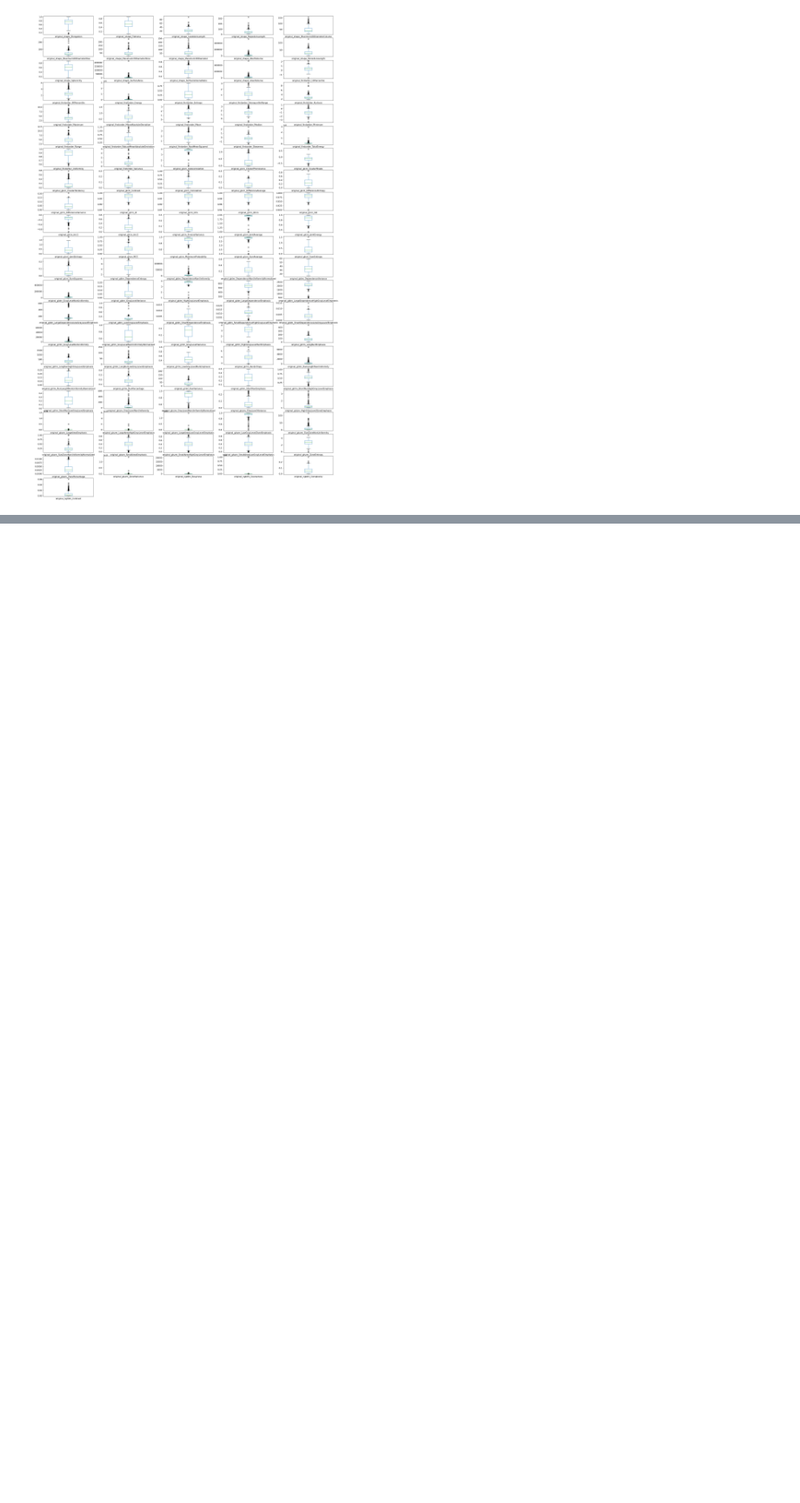
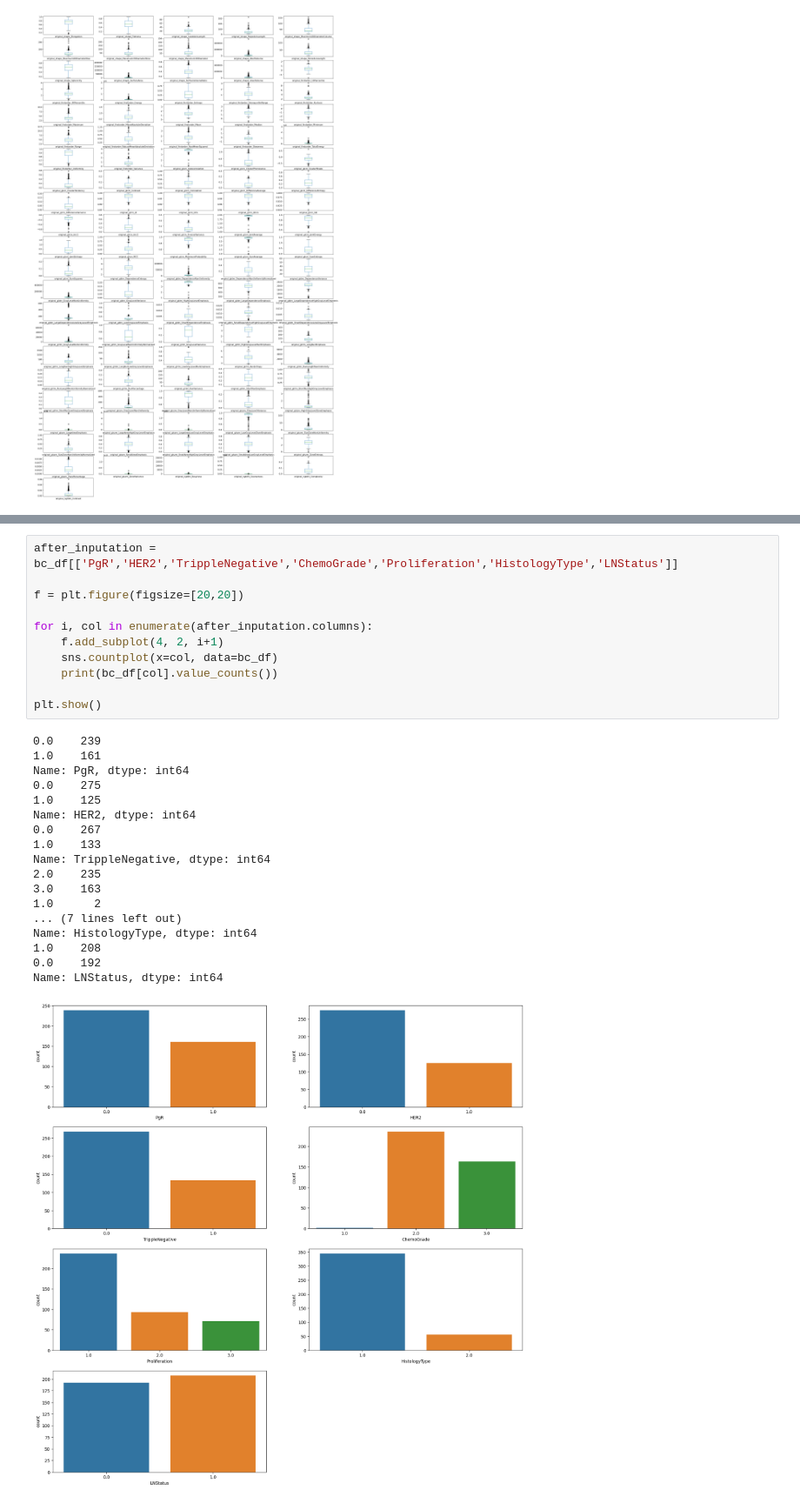
Before and after one commit to JasonErwin/Breast-Cancer-Machine-Learning, a Jupyter notebook: Machine_Learning.ipynb, the cells around one changed output, grey strips where cells are left out. Shown at 87% size. Saved outputs shown, nothing was run; the diff lists cells and outputs as text; blank space fills up the shorter version.

```diff
--- a/Machine_Learning.ipynb
+++ b/Machine_Learning.ipynb
@@ -106,0 +113,30 @@ Length: 106, dtype: object
+# %%
+after_inputation = bc_df[['PgR','HER2','TrippleNegative','ChemoGrade','Proliferation','HistologyType','LNStatus']]
+
+f = plt.figure(figsize=[20,20])
+
+for i, col in enumerate(after_inputation.columns):
+    f.add_subplot(4, 2, i+1)
+    sns.countplot(x=col, data=bc_df)
+    print(bc_df[col].value_counts())
+
+plt.show()
+# %% [output]
+0.0    239
+1.0    161
+Name: PgR, dtype: int64
+0.0    275
+1.0    125
+Name: HER2, dtype: int64
+0.0    267
+1.0    133
+Name: TrippleNegative, dtype: int64
+2.0    235
+3.0    163
+1.0      2
+... (7 lines left out)
+Name: HistologyType, dtype: int64
+1.0    208
+0.0    192
+Name: LNStatus, dtype: int64
+[figure, added]
```
Also changed, not shown: parts of 9 cells of this notebook.
